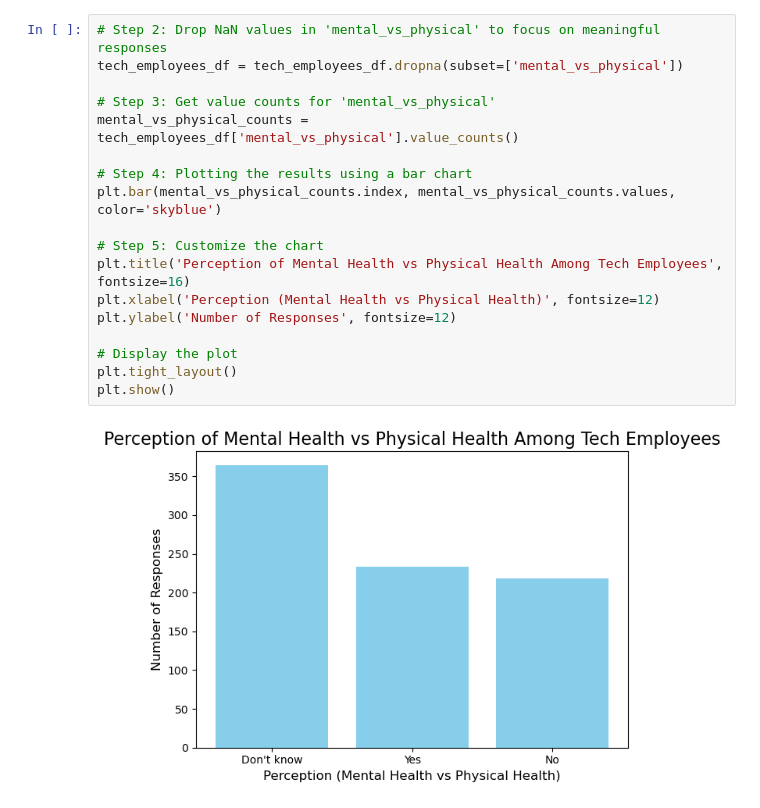
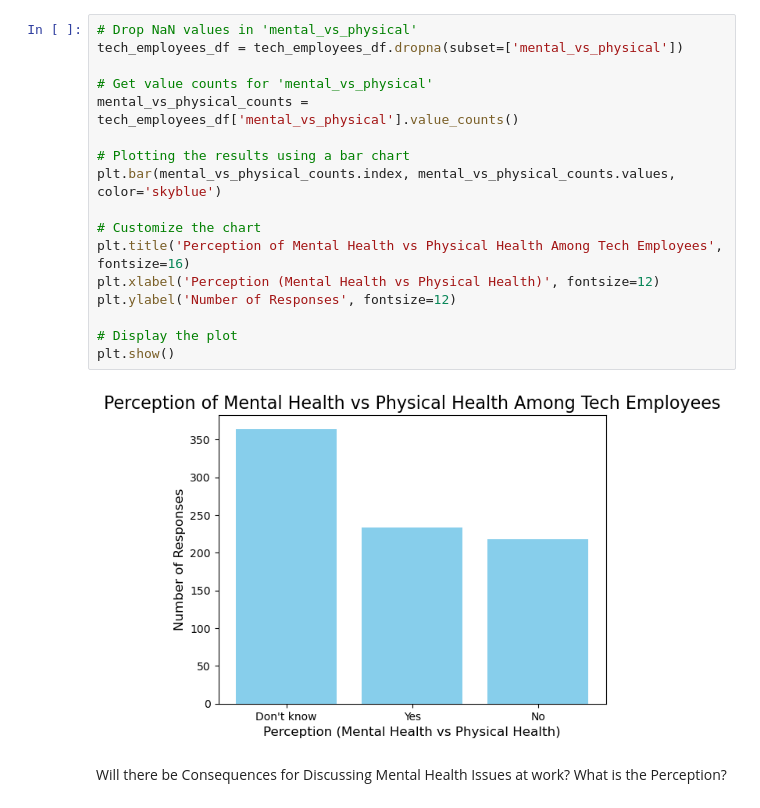
Before and after one commit to CaptDon71/Project-1-Research-Presentation, a Jupyter notebook: data_visualization.ipynb, the cells around one changed output. Drawn from its saved outputs; the diff is of its cells as text.

```diff
--- a/data_visualization.ipynb
+++ b/data_visualization.ipynb
@@ -86,21 +80,22 @@ plt.show()
 # %%
-# Step 2: Drop NaN values in 'mental_vs_physical' to focus on meaningful responses
+# Drop NaN values in 'mental_vs_physical'
 tech_employees_df = tech_employees_df.dropna(subset=['mental_vs_physical'])
 
-# Step 3: Get value counts for 'mental_vs_physical'
+# Get value counts for 'mental_vs_physical'
 mental_vs_physical_counts = tech_employees_df['mental_vs_physical'].value_counts()
 
-# Step 4: Plotting the results using a bar chart
+# Plotting the results using a bar chart
 plt.bar(mental_vs_physical_counts.index, mental_vs_physical_counts.values, color='skyblue')
 
-# Step 5: Customize the chart
+# Customize the chart
 plt.title('Perception of Mental Health vs Physical Health Among Tech Employees', fontsize=16)
 plt.xlabel('Perception (Mental Health vs Physical Health)', fontsize=12)
 plt.ylabel('Number of Responses', fontsize=12)
 
 # Display the plot
-plt.tight_layout()
 plt.show()
 # %% [output]
-[figure, old version]
+[figure, new version]
+# %% [markdown]
+Will there be Consequences for Discussing Mental Health Issues at work? What is the Perception?
 # %%
```
Also changed, not shown: parts of 11 cells of this notebook.
